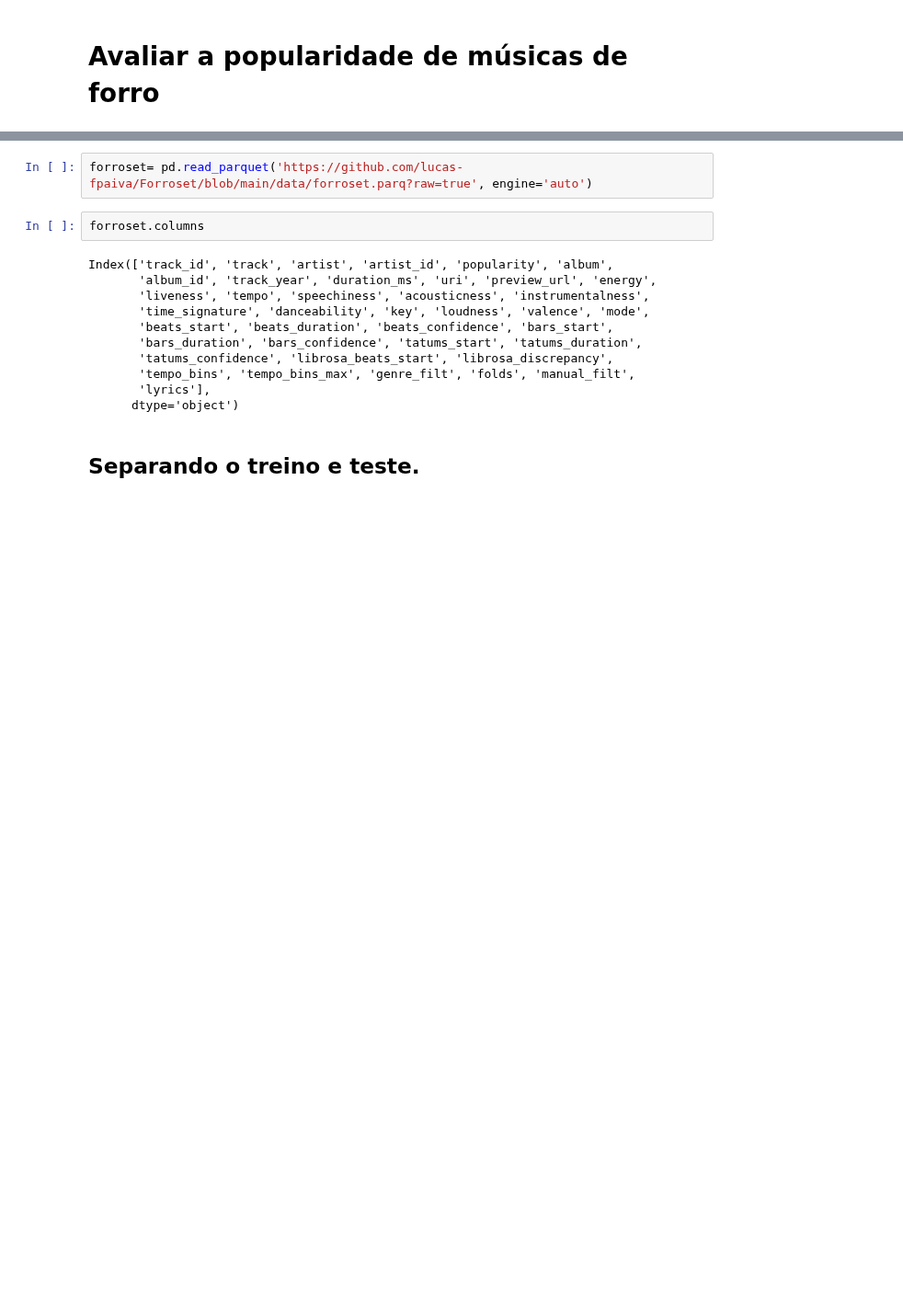
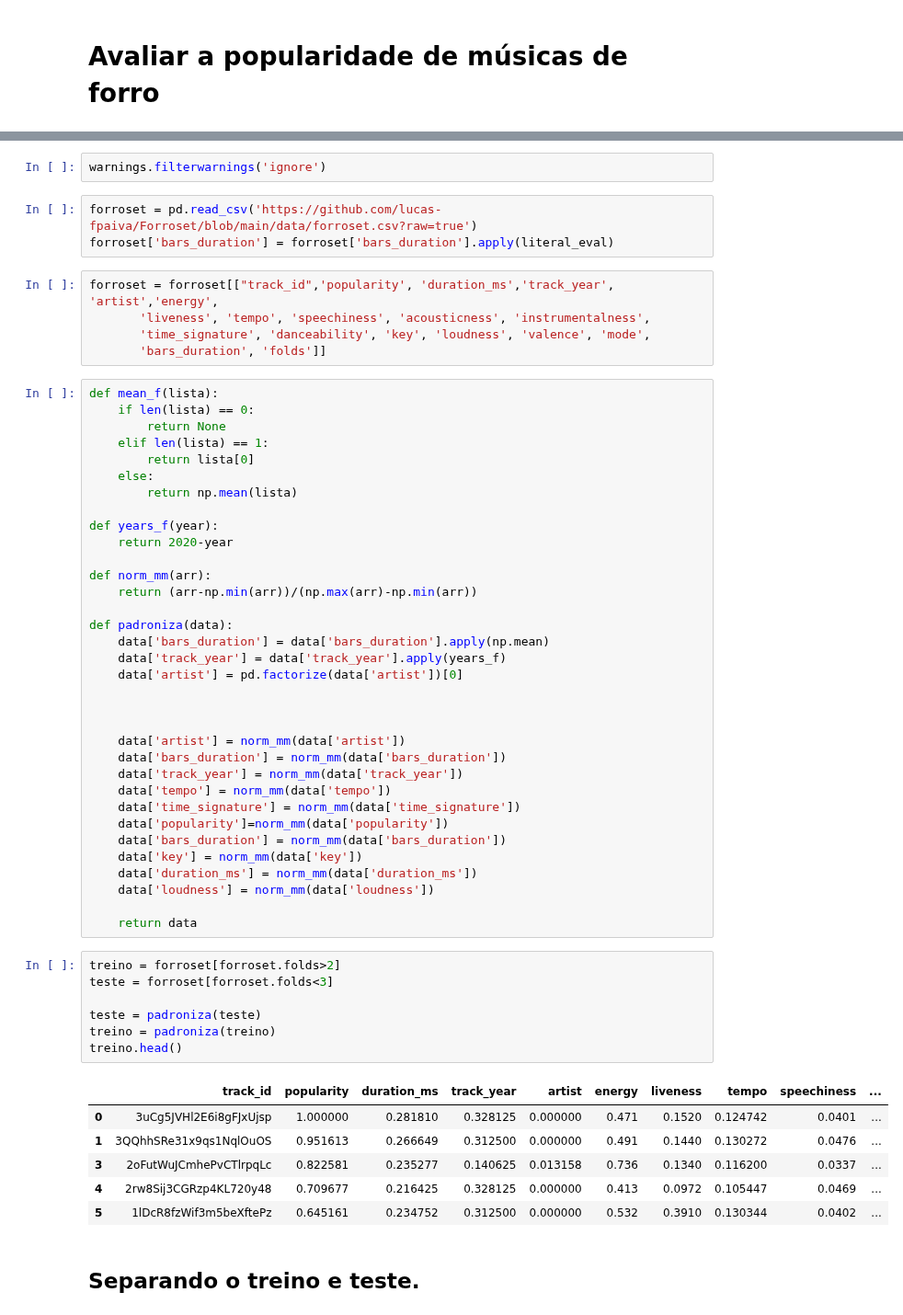
Before and after one commit to lucas-fpaiva/AnalisePred-PES, a Jupyter notebook: Projeto/popularity_forro.ipynb, the cells around one changed output, grey strips where cells are left out. Shown at 92% size. Saved outputs shown, nothing was run; the diff lists cells and outputs as text; blank space fills up the shorter version.

```diff
--- a/Projeto/popularity_forro.ipynb
+++ b/Projeto/popularity_forro.ipynb
@@ -17,18 +21,61 @@ from sklearn.datasets import make_classification
+# %%
+warnings.filterwarnings('ignore')
 # %%
-forroset= pd.read_parquet('https://github.com/lucas-fpaiva/Forroset/blob/main/data/forroset.parq?raw=true', engine='auto')
+forroset = pd.read_csv('https://github.com/lucas-fpaiva/Forroset/blob/main/data/forroset.csv?raw=true')
+forroset['bars_duration'] = forroset['bars_duration'].apply(literal_eval)
-# %%
-forroset.columns
-# %% [output]
-Index(['track_id', 'track', 'artist', 'artist_id', 'popularity', 'album',
-       'album_id', 'track_year', 'duration_ms', 'uri', 'preview_url', 'energy',
-       'liveness', 'tempo', 'speechiness', 'acousticness', 'instrumentalness',
-       'time_signature', 'danceability', 'key', 'loudness', 'valence', 'mode',
-       'beats_start', 'beats_duration', 'beats_confidence', 'bars_start',
-       'bars_duration', 'bars_confidence', 'tatums_start', 'tatums_duration',
-       'tatums_confidence', 'librosa_beats_start', 'librosa_discrepancy',
-       'tempo_bins', 'tempo_bins_max', 'genre_filt', 'folds', 'manual_filt',
-       'lyrics'],
-      dtype='object')
+# %%
+forroset = forroset[["track_id",'popularity', 'duration_ms','track_year', 'artist','energy',
+       'liveness', 'tempo', 'speechiness', 'acousticness', 'instrumentalness',
+       'time_signature', 'danceability', 'key', 'loudness', 'valence', 'mode',
+       'bars_duration', 'folds']]
+# %%
+def mean_f(lista):
+    if len(lista) == 0:
+        return None
+    elif len(lista) == 1:
+        return lista[0]
+    else:
+        return np.mean(lista)
+
+def years_f(year):
+    return 2020-year
+
+def norm_mm(arr):
+    return (arr-np.min(arr))/(np.max(arr)-np.min(arr))
+
+def padroniza(data):
+    data['bars_duration'] = data['bars_duration'].apply(np.mean)
+    data['track_year'] = data['track_year'].apply(years_f)
+    data['artist'] = pd.factorize(data['artist'])[0]
+
+
+
+    data['artist'] = norm_mm(data['artist'])
+    data['bars_duration'] = norm_mm(data['bars_duration'])
+    data['track_year'] = norm_mm(data['track_year'])
+    data['tempo'] = norm_mm(data['tempo'])
+    data['time_signature'] = norm_mm(data['time_signature'])
+    data['popularity']=norm_mm(data['popularity'])
+    data['bars_duration'] = norm_mm(data['bars_duration'])
+    data['key'] = norm_mm(data['key'])
+    data['duration_ms'] = norm_mm(data['duration_ms'])
+    data['loudness'] = norm_mm(data['loudness'])
+
+    return data
+# %%
+treino = forroset[forroset.folds>2]
+teste = forroset[forroset.folds<3]
+
+teste = padroniza(teste)
+treino = padroniza(treino)
+treino.head()
+# %% [output]
+|  | track_id | popularity | duration_ms | track_year | artist | energy | liveness | tempo | speechiness | ... |
+| 0 | 3uCg5JVHl2E6i8gFJxUjsp | 1.000000 | 0.281810 | 0.328125 | 0.000000 | 0.471 | 0.1520 | 0.124742 | 0.0401 | ... |
+| 1 | 3QQhhSRe31x9qs1NqlOuOS | 0.951613 | 0.266649 | 0.312500 | 0.000000 | 0.491 | 0.1440 | 0.130272 | 0.0476 | ... |
+| 3 | 2oFutWuJCmhePvCTlrpqLc | 0.822581 | 0.235277 | 0.140625 | 0.013158 | 0.736 | 0.1340 | 0.116200 | 0.0337 | ... |
+| 4 | 2rw8Sij3CGRzp4KL720y48 | 0.709677 | 0.216425 | 0.328125 | 0.000000 | 0.413 | 0.0972 | 0.105447 | 0.0469 | ... |
+| 5 | 1lDcR8fzWif3m5beXftePz | 0.645161 | 0.234752 | 0.312500 | 0.000000 | 0.532 | 0.3910 | 0.130344 | 0.0402 | ... |
 # %% [markdown]
 ## Separando o treino e teste.
 # %%
```
Also changed, not shown: parts of 5 cells of this notebook.
